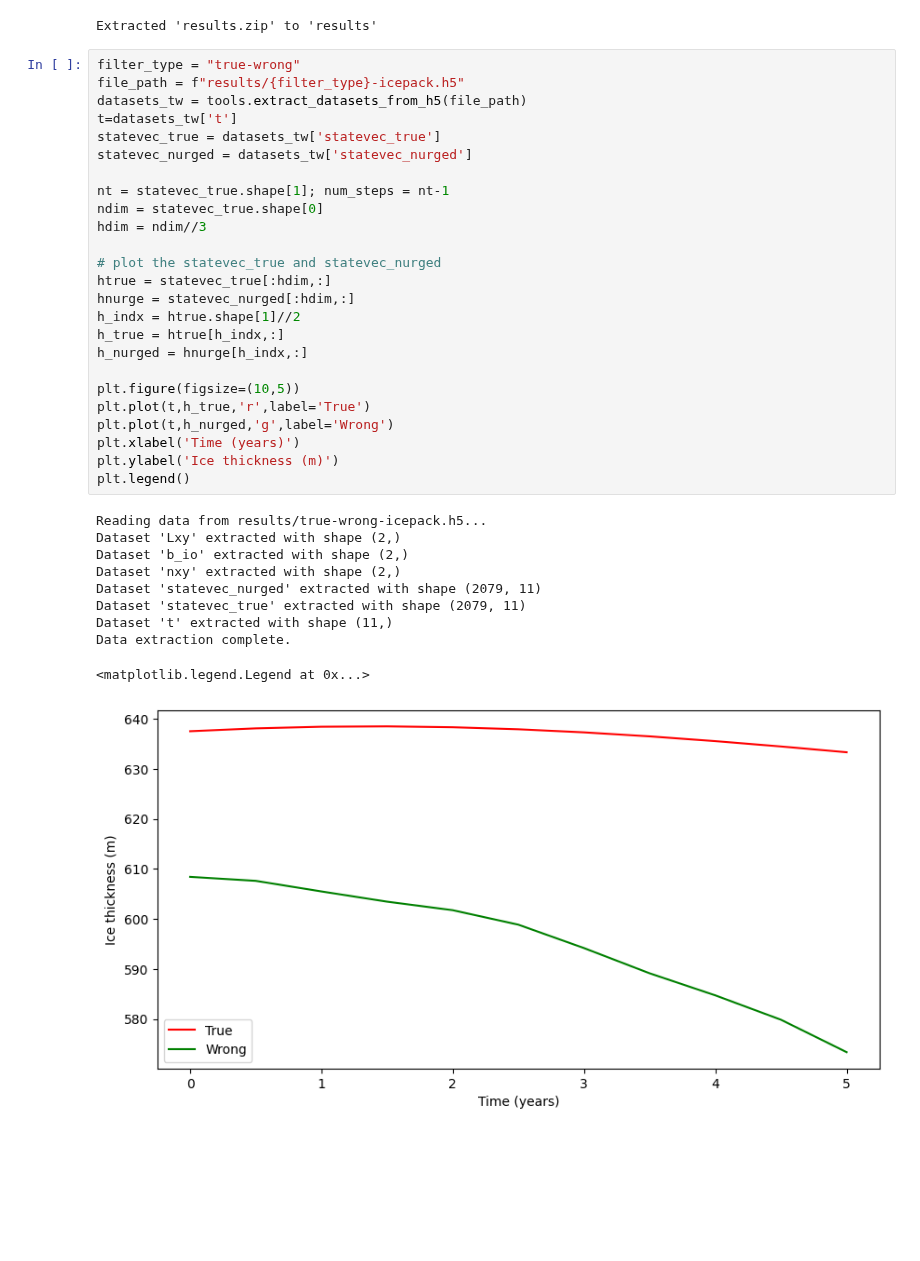
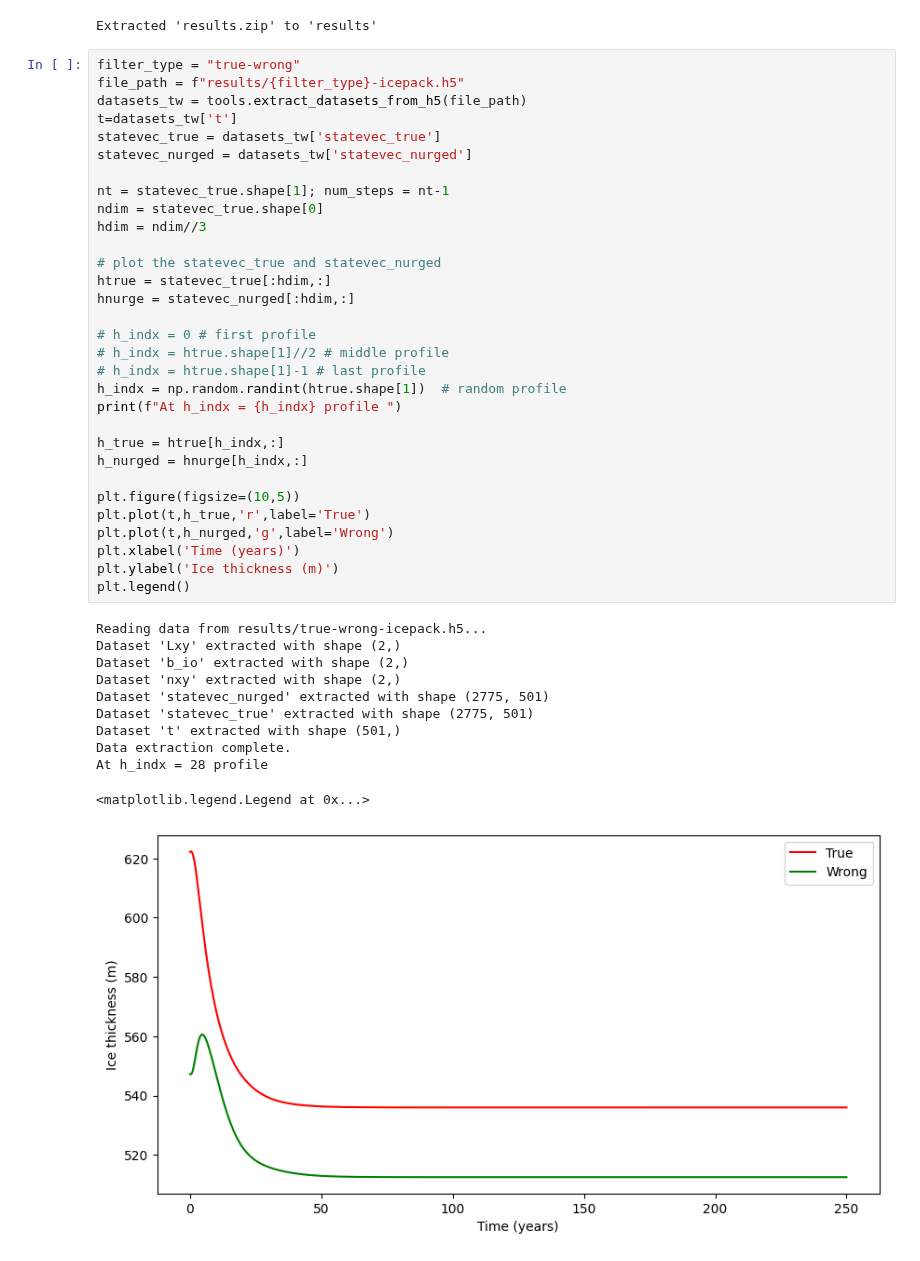
Before and after one commit to KYANJO/Data_assimilation_project, a Jupyter notebook: applications/icepack/synthetic_ice_stream/read_results.ipynb, the cells around one changed output. Cells and saved outputs as stored; diff of their text form; blank space fills up the shorter version.

```diff
--- a/applications/icepack/synthetic_ice_stream/read_results.ipynb
+++ b/applications/icepack/synthetic_ice_stream/read_results.ipynb
@@ -39,38 +39,45 @@ Extracted 'results.zip' to 'results'
 filter_type = "true-wrong"
 file_path = f"results/{filter_type}-icepack.h5"
 datasets_tw = tools.extract_datasets_from_h5(file_path)
 t=datasets_tw['t']
 statevec_true = datasets_tw['statevec_true']
 statevec_nurged = datasets_tw['statevec_nurged']
 
 nt = statevec_true.shape[1]; num_steps = nt-1
 ndim = statevec_true.shape[0]
 hdim = ndim//3
 
 # plot the statevec_true and statevec_nurged
 htrue = statevec_true[:hdim,:]
 hnurge = statevec_nurged[:hdim,:]
-h_indx = htrue.shape[1]//2
+
+# h_indx = 0 # first profile
+# h_indx = htrue.shape[1]//2 # middle profile
+# h_indx = htrue.shape[1]-1 # last profile
+h_indx = np.random.randint(htrue.shape[1])  # random profile
+print(f"At h_indx = {h_indx} profile ")
+
 h_true = htrue[h_indx,:]
 h_nurged = hnurge[h_indx,:]
 
 plt.figure(figsize=(10,5))
 plt.plot(t,h_true,'r',label='True')
 plt.plot(t,h_nurged,'g',label='Wrong')
 plt.xlabel('Time (years)')
 plt.ylabel('Ice thickness (m)')
 plt.legend()
 # %% [output]
 Reading data from results/true-wrong-icepack.h5...
 Dataset 'Lxy' extracted with shape (2,)
 Dataset 'b_io' extracted with shape (2,)
 Dataset 'nxy' extracted with shape (2,)
-Dataset 'statevec_nurged' extracted with shape (2079, 11)
-Dataset 'statevec_true' extracted with shape (2079, 11)
-Dataset 't' extracted with shape (11,)
+Dataset 'statevec_nurged' extracted with shape (2775, 501)
+Dataset 'statevec_true' extracted with shape (2775, 501)
+Dataset 't' extracted with shape (501,)
 Data extraction complete.
+At h_indx = 28 profile
 <matplotlib.legend.Legend at 0x...>
-[figure, old version]
+[figure, new version]
 # %%
 filter_type = "EnRSKF"
 file_path = f"results/{filter_type}-icepack.h5"
```
Also changed, not shown: parts of 7 cells of this notebook.
